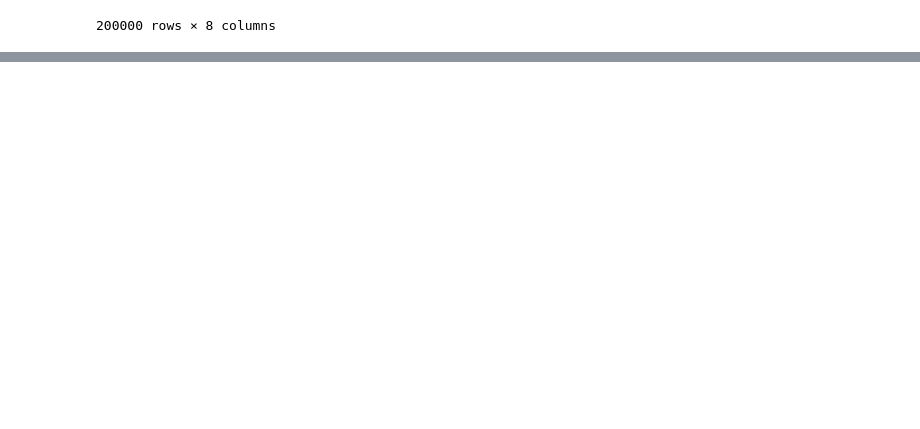
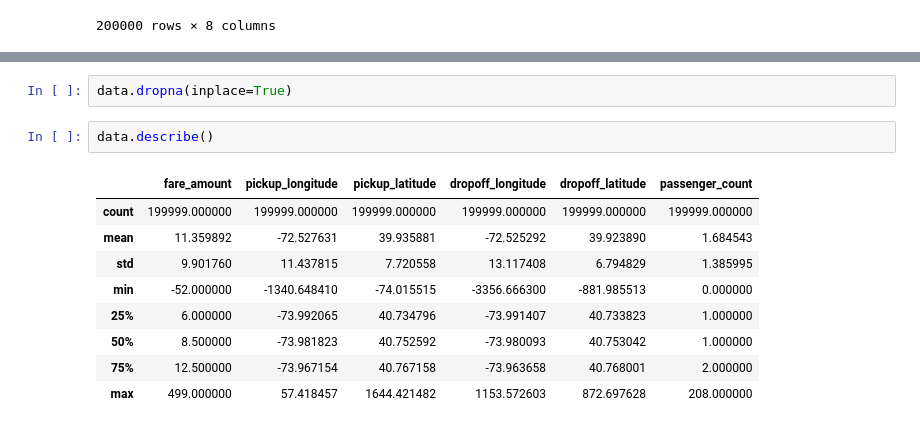
Before and after one commit to MBAhmadi/New-ML, a Jupyter notebook: uber.ipynb, the cells around one changed output, grey strips where cells are left out. Saved outputs shown, nothing was run; the diff lists cells and outputs as text; blank space fills up the shorter version.

```diff
--- a/uber.ipynb
+++ b/uber.ipynb
@@ -24,0 +45,14 @@ data
+# %%
+data.dropna(inplace=True)
+# %%
+data.describe()
+# %% [output]
+|  | fare_amount | pickup_longitude | pickup_latitude | dropoff_longitude | dropoff_latitude | passenger_count |
+| count | 199999.000000 | 199999.000000 | 199999.000000 | 199999.000000 | 199999.000000 | 199999.000000 |
+| mean | 11.359892 | -72.527631 | 39.935881 | -72.525292 | 39.923890 | 1.684543 |
+| std | 9.901760 | 11.437815 | 7.720558 | 13.117408 | 6.794829 | 1.385995 |
+| min | -52.000000 | -1340.648410 | -74.015515 | -3356.666300 | -881.985513 | 0.000000 |
+| 25% | 6.000000 | -73.992065 | 40.734796 | -73.991407 | 40.733823 | 1.000000 |
+| 50% | 8.500000 | -73.981823 | 40.752592 | -73.980093 | 40.753042 | 1.000000 |
+| 75% | 12.500000 | -73.967154 | 40.767158 | -73.963658 | 40.768001 | 2.000000 |
+| max | 499.000000 | 57.418457 | 1644.421482 | 1153.572603 | 872.697628 | 208.000000 |
```
Also changed, not shown: parts of 18 cells of this notebook.
